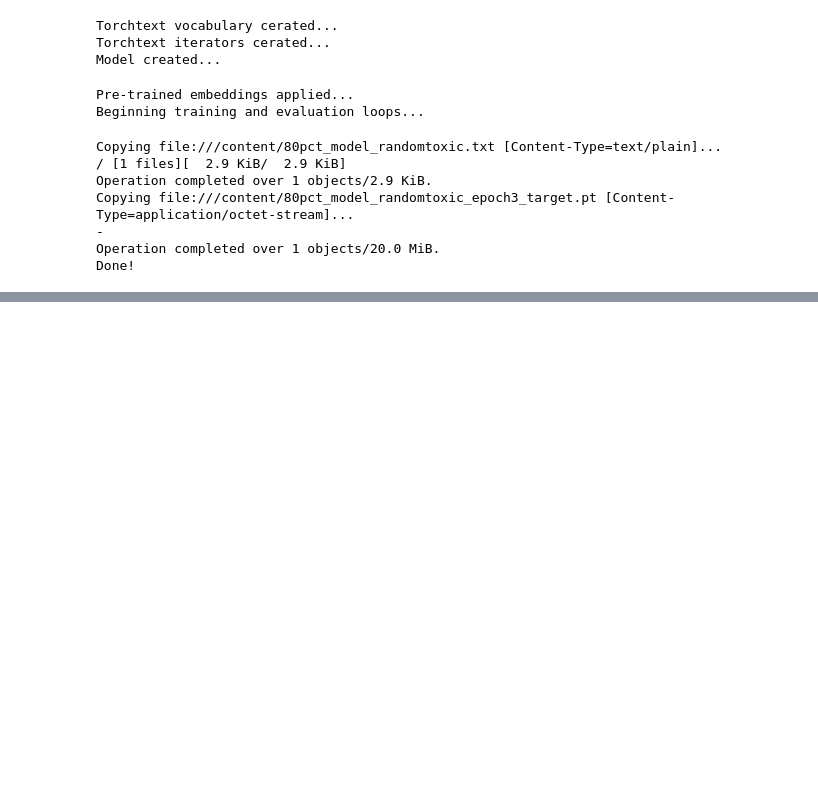
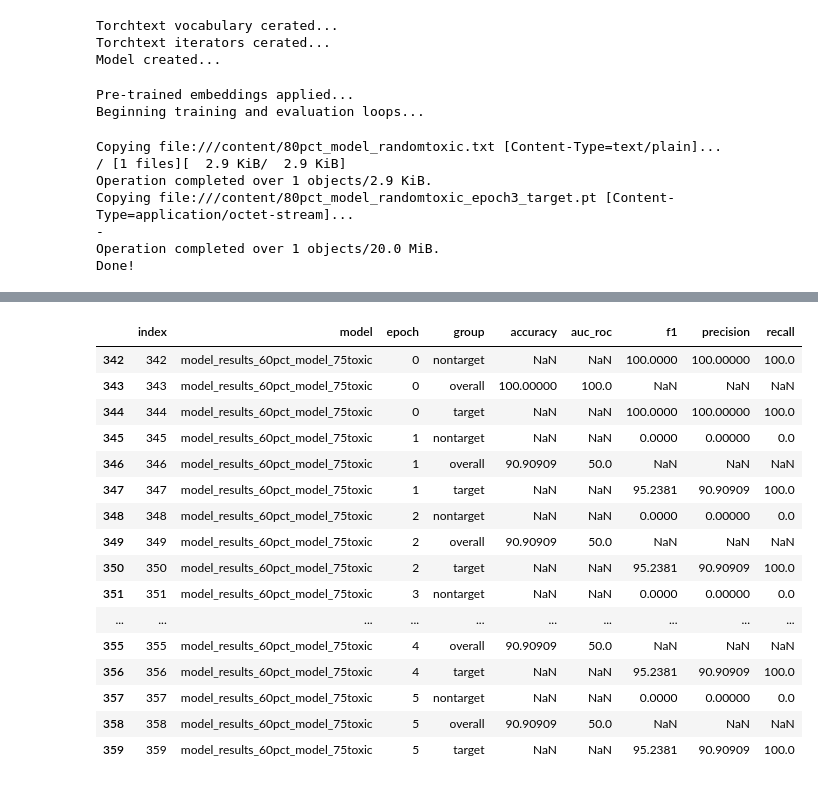
Before and after one commit to natashamathur/no_hate_all_love, a Jupyter notebook: test_lstm.ipynb, the cells around one changed output, grey strips where cells are left out. Saved outputs shown, nothing was run; the diff lists cells and outputs as text; code cells hidden in the pictures; blank space fills up the shorter version.

```diff
--- a/test_lstm.ipynb
+++ b/test_lstm.ipynb
@@ -1059,0 +1096,20 @@ Done!
+# %%
+results_df[results_df.model == 'model_results_60pct_model_75toxic']
+# %% [output]
+|  | index | model | epoch | group | accuracy | auc_roc | f1 | precision | recall |
+| 342 | 342 | model_results_60pct_model_75toxic | 0 | nontarget | NaN | NaN | 100.0000 | 100.00000 | 100.0 |
+| 343 | 343 | model_results_60pct_model_75toxic | 0 | overall | 100.00000 | 100.0 | NaN | NaN | NaN |
+| 344 | 344 | model_results_60pct_model_75toxic | 0 | target | NaN | NaN | 100.0000 | 100.00000 | 100.0 |
+| 345 | 345 | model_results_60pct_model_75toxic | 1 | nontarget | NaN | NaN | 0.0000 | 0.00000 | 0.0 |
+| 346 | 346 | model_results_60pct_model_75toxic | 1 | overall | 90.90909 | 50.0 | NaN | NaN | NaN |
+| 347 | 347 | model_results_60pct_model_75toxic | 1 | target | NaN | NaN | 95.2381 | 90.90909 | 100.0 |
+| 348 | 348 | model_results_60pct_model_75toxic | 2 | nontarget | NaN | NaN | 0.0000 | 0.00000 | 0.0 |
+| 349 | 349 | model_results_60pct_model_75toxic | 2 | overall | 90.90909 | 50.0 | NaN | NaN | NaN |
+| 350 | 350 | model_results_60pct_model_75toxic | 2 | target | NaN | NaN | 95.2381 | 90.90909 | 100.0 |
+| 351 | 351 | model_results_60pct_model_75toxic | 3 | nontarget | NaN | NaN | 0.0000 | 0.00000 | 0.0 |
+| ... | ... | ... | ... | ... | ... | ... | ... | ... | ... |
+| 355 | 355 | model_results_60pct_model_75toxic | 4 | overall | 90.90909 | 50.0 | NaN | NaN | NaN |
+| 356 | 356 | model_results_60pct_model_75toxic | 4 | target | NaN | NaN | 95.2381 | 90.90909 | 100.0 |
+| 357 | 357 | model_results_60pct_model_75toxic | 5 | nontarget | NaN | NaN | 0.0000 | 0.00000 | 0.0 |
+| 358 | 358 | model_results_60pct_model_75toxic | 5 | overall | 90.90909 | 50.0 | NaN | NaN | NaN |
+| 359 | 359 | model_results_60pct_model_75toxic | 5 | target | NaN | NaN | 95.2381 | 90.90909 | 100.0 |
```
Also changed, not shown: parts of 15 cells of this notebook.
